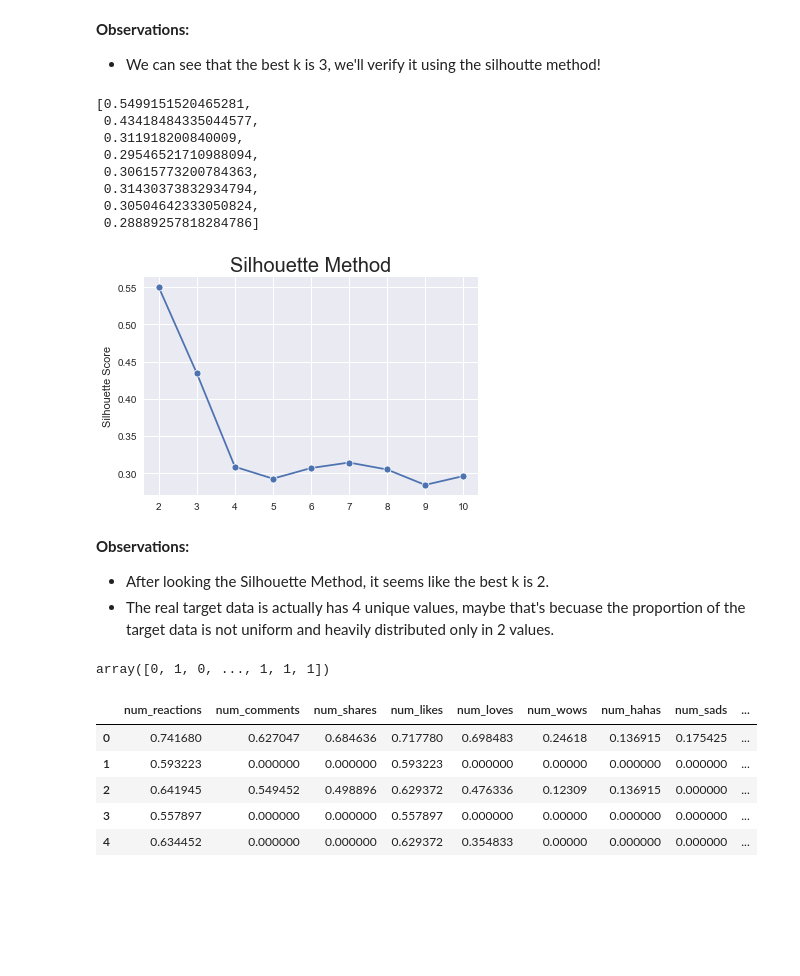
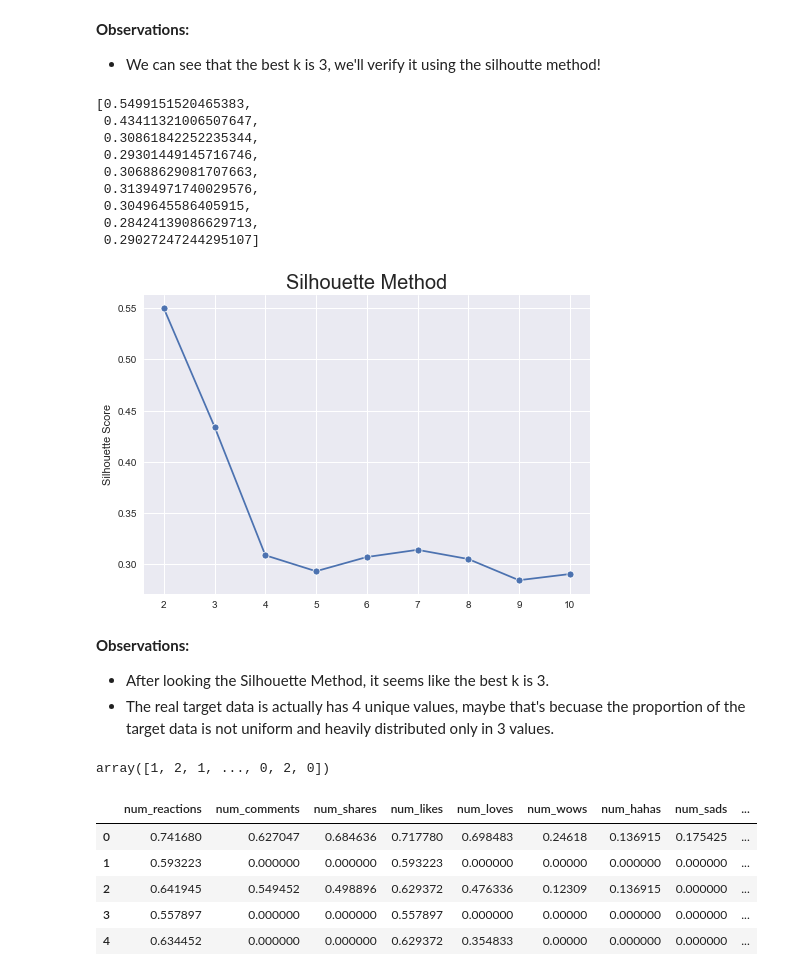
Before and after one commit to edutjie/dphi-data-bootcamps, a Jupyter notebook: Introduction to Unsupervised Learning/Final Assessment/Unsupervised_Learning_Bootcamp_Graded_Hands_on_Exercise.ipynb, the cells around one changed output. Cells and saved outputs as stored; diff of their text form; code cells hidden in the pictures; blank space fills up the shorter version.

```diff
--- a/Introduction to Unsupervised Learning/Final Assessment/Unsupervised_Learning_Bootcamp_Graded_Hands_on_Exercise.ipynb
+++ b/Introduction to Unsupervised Learning/Final Assessment/Unsupervised_Learning_Bootcamp_Graded_Hands_on_Exercise.ipynb
@@ -256,7 +256,7 @@ plt.show()
 # %%
 from sklearn.metrics import silhouette_score
 # %%
-k_range = range(2, 10)
+k_range = range(2, 11)
 sil = []
 
 # dissimilarity would not be defined for a single cluster, thus, minimum number of clusters should be 2
@@ -268,41 +268,33 @@ for k in k_range:
 
 sil
 # %% [output]
-[0.5499151520465281,
- 0.43418484335044577,
- 0.311918200840009,
- 0.29546521710988094,
- 0.30615773200784363,
- 0.31430373832934794,
- 0.30504642333050824,
- 0.28889257818284786]
+[0.5499151520465383,
+ 0.43411321006507647,
+ 0.30861842252235344,
+ 0.29301449145716746,
+ 0.30688629081707663,
+ 0.31394971740029576,
+ 0.3049645586405915,
+ 0.28424139086629713,
+ 0.29027247244295107]
-# %%
-sil = []
-kmax = 10
-
-# dissimilarity would not be defined for a single cluster, thus, minimum number of clusters should be 2
-for k in range(2, kmax+1):
-  kmeans = KMeans(n_clusters = k).fit(X)
-  labels = kmeans.labels_
-  sil.append(silhouette_score(X, labels, metric = 'euclidean'))
 # %%
-sns.lineplot(x=range(2, kmax+1), y=sil, marker="o")
+sns.lineplot(x=k_range, y=sil, marker="o")
 plt.title("Silhouette Method", size=20)
 plt.ylabel("Silhouette Score")
 plt.show()
 # %% [output]
-[figure, old version]
+[figure, new version]
 # %% [markdown]
 **Observations:**
-- After looking the Silhouette Method, it seems like the best k is 2.
-- The real target data is actually has 4 unique values, maybe that's becuase the proportion of the target data is not uniform and heavily distributed only in 2 values.
+- After looking the Silhouette Method, it seems like the best k is 3.
+- The real target data is actually has 4 unique values, maybe that's becuase the proportion of the target data is not uniform and heavily distributed only in 3 values.
 # %%
-km = KMeans(n_clusters=2)
+km = KMeans(n_clusters=3)
 
 y_pred = km.fit_predict(X)
 y_pred
 # %% [output]
-array([0, 1, 0, ..., 1, 1, 1])
+array([1, 2, 1, ..., 0, 2, 0])
 # %%
 df_pred = pd.concat([X, pd.DataFrame(y_pred, columns=['cluster'])], axis=1)
 df_pred.head()
```
Also changed, not shown: parts of 5 cells of this notebook, 4 other files.
